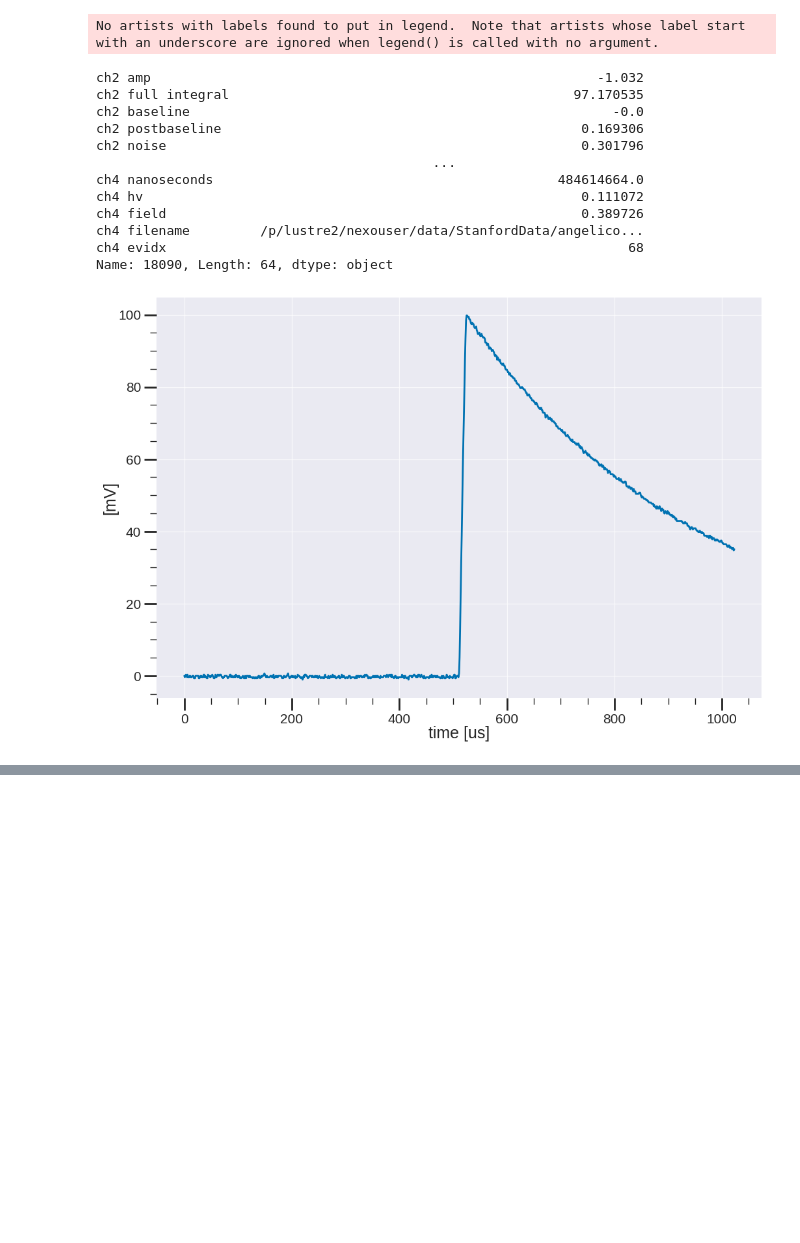
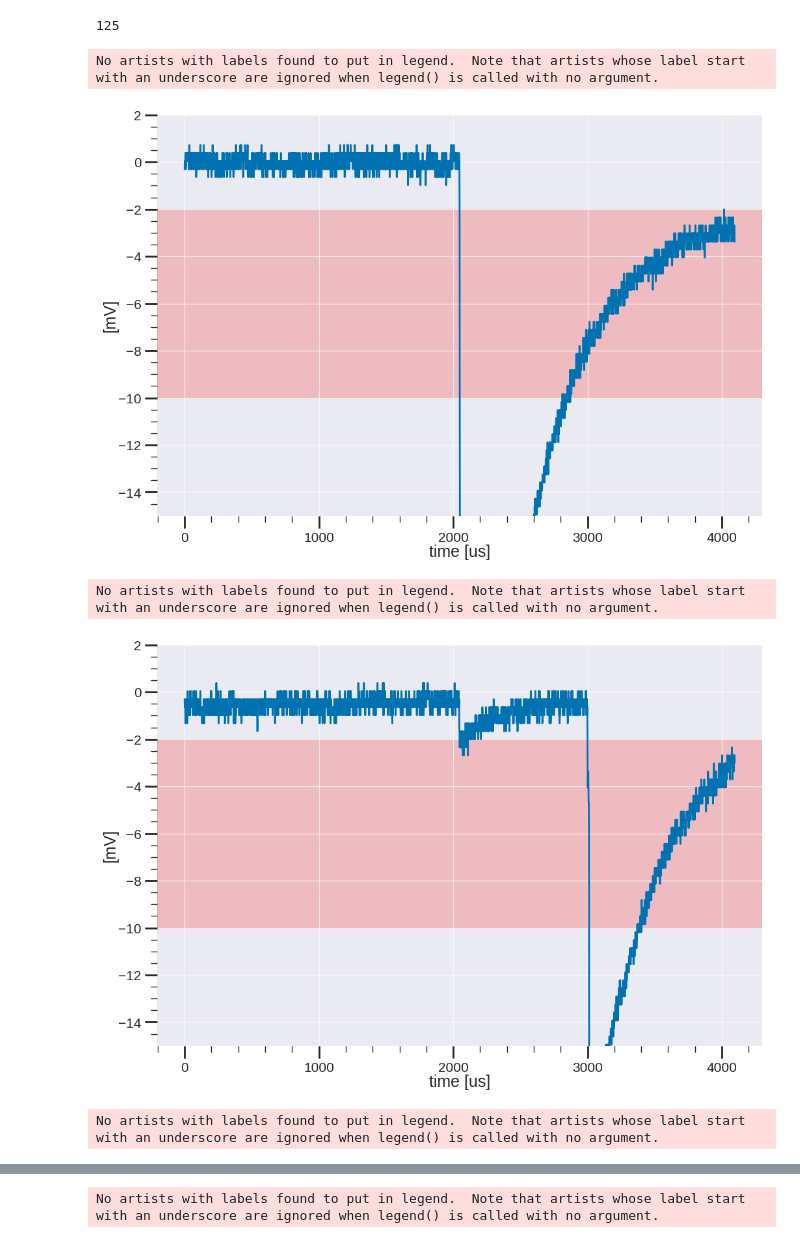
Before and after one commit to ejangelico/ad2-data-processing, a Jupyter notebook: notebooks/Reduced to waveform plotter.ipynb, the cells around one changed output, grey strips where cells are left out. Drawn from its saved outputs; the diff is of its cells as text; code cells hidden in the pictures; blank space fills up the shorter version.

Commit message:
Some final plots for talk at collaboration meeting

```diff
--- a/notebooks/Reduced to waveform plotter.ipynb
+++ b/notebooks/Reduced to waveform plotter.ipynb
@@ -26,43 +26,38 @@ for n in topdirs:
 # %%
 #load data into mem if you want
 for n, ana in anas.items():
+    if(n != 9): continue
     ana.load_dataframe()
 # %%
 #waveform plotting tool (not tested, need cluster where all prereduced data sits. )
 #for run, ana in anas.items():
-d = anas[7].df
+d = anas[9].df
 d = d[~d["ch3 charge"].isna()]
 #timesearch = datetime.timestamp(datetime(2023, 10, 4, 17, 53, 0))
-mask = (np.abs(d["ch3 charge"]) < 1) & (np.abs(d["ch3 charge"]) > 0.75) & (d["ch3 hv"] < 5)
+mask = (d["ch3 amp"] < -2) & (d["ch3 amp"] < -10)
 sw_chs = [3]
 dd = d[mask]
+print(len(dd.index))
 
 #events = ana.get_waveforms_from_cuts(mask, sw_chs)[3]
 events = ana.get_waveforms_from_df(dd, sw_chs)[3]
-#n = 1
-#idxs = np.random.choice(range(len(events)), n)
-for i in range(len(events)):
+n = 6
+idxs = np.random.choice(range(len(events)), n)
+for i in idxs:
     ev = events[i]
     fig, ax = plt.subplots()
     ax.plot(range(len(ev["Data"])), ev["Data"])
-
+    ax.axhspan(-2, -10, alpha=0.2, color='red')
     ax.legend()
     ax.set_xlabel("time [us]")
     ax.set_ylabel('[mV]')
     #ax.set_title("charge: {:.2f} pC, amp: {:.1f} mV, energy: {:.1f} pJ, hv: {:.1f} kV".format()
+    ax.set_ylim([-15, 2])
     plt.show()
 # %% [output]
-No artists with labels found to put in legend.  Note that artists whose label start with an underscore are ignored when legend() is called with no argument.
+125
-ch2 amp                                                         -1.032
-ch2 full integral                                            97.170535
-ch2 baseline                                                      -0.0
-ch2 postbaseline                                              0.169306
-ch2 noise                                                     0.301796
-                                           ...
-ch4 nanoseconds                                            484614664.0
-ch4 hv                                                        0.111072
-ch4 field                                                     0.389726
-ch4 filename         /p/lustre2/nexouser/data/StanfordData/angelico...
-ch4 evidx                                                           68
-Name: 18090, Length: 64, dtype: object
+No artists with labels found to put in legend.  Note that artists whose label start with an underscore are ignored when legend() is called with no argument.
-[figure, old version]
+[figure, new version]
+No artists with labels found to put in legend.  Note that artists whose label start with an underscore are ignored when legend() is called with no argument.
+[figure, added]
+No artists with labels found to put in legend.  Note that artists whose label start with an underscore are ignored when legend() is called with no argument.
@@ -68,0 +65 @@ Name: 18090, Length: 64, dtype: object
+No artists with labels found to put in legend.  Note that artists whose label start with an underscore are ignored when legend() is called with no argument.
```
Also changed, not shown: parts of 1 cell of this notebook, 2 other files.
